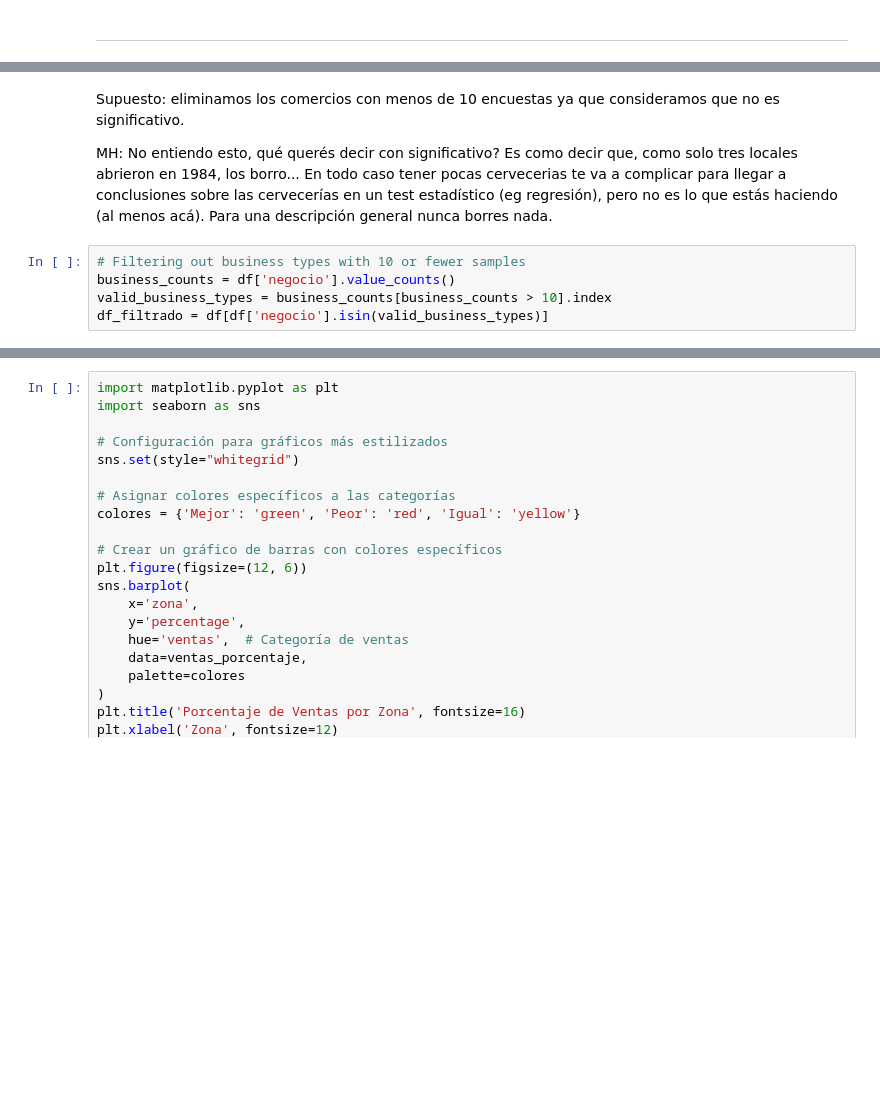
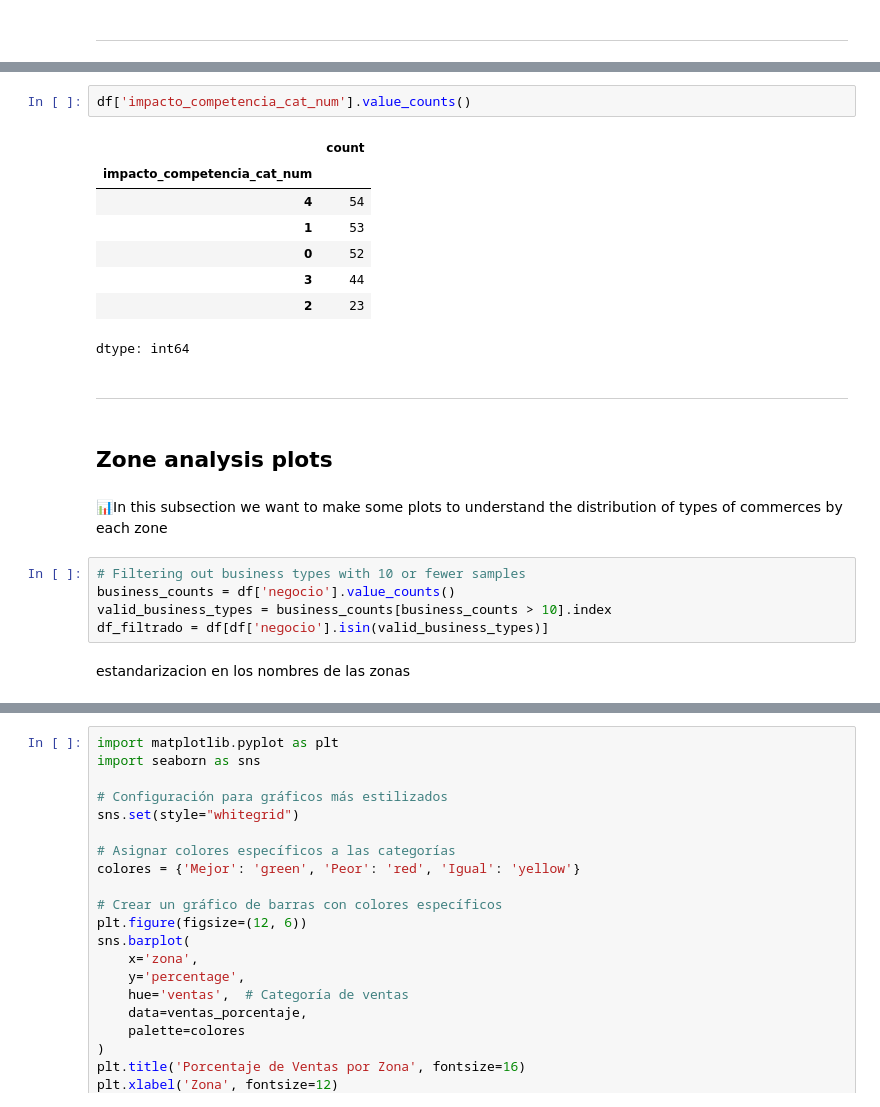
Before and after one commit to TiagoHarari/MIT_LIFT_Research, a Jupyter notebook: Final_G14_MIT.ipynb, the cells around one changed output, grey strips where cells are left out. Drawn from its saved outputs; the diff is of its cells as text; blank space fills up the shorter version.

```diff
--- a/Final_G14_MIT.ipynb
+++ b/Final_G14_MIT.ipynb
@@ -537,10 +468,27 @@ df["negocio"].value_counts()
 dtype: int64
-# %% [markdown]
-Supuesto: eliminamos los comercios con menos de 10 encuestas ya que consideramos que no es significativo.
-
-MH: No entiendo esto, qué querés decir con significativo? Es como decir que, como solo tres locales abrieron en 1984, los borro... En todo caso tener pocas cervecerias te va a complicar para llegar a conclusiones sobre las cervecerías en un test estadístico (eg regresión), pero no es lo que estás haciendo (al menos acá). Para una descripción general nunca borres nada.
+# %%
+df['impacto_competencia_cat_num'].value_counts()
+# %% [output]
+|  | count |
+| impacto_competencia_cat_num |  |
+| 4 | 54 |
+| 1 | 53 |
+| 0 | 52 |
+| 3 | 44 |
+| 2 | 23 |
+dtype: int64
+# %% [markdown]
+
+
+---
+# %% [markdown]
+## Zone analysis plots
+# %% [markdown]
+📊In this subsection we want to make some plots to understand the distribution of types of commerces by each zone
 # %%
 # Filtering out business types with 10 or fewer samples
 business_counts = df['negocio'].value_counts()
 valid_business_types = business_counts[business_counts > 10].index
 df_filtrado = df[df['negocio'].isin(valid_business_types)]
+# %% [markdown]
+estandarizacion en los nombres de las zonas
```
Also changed, not shown: parts of 55 cells of this notebook.
